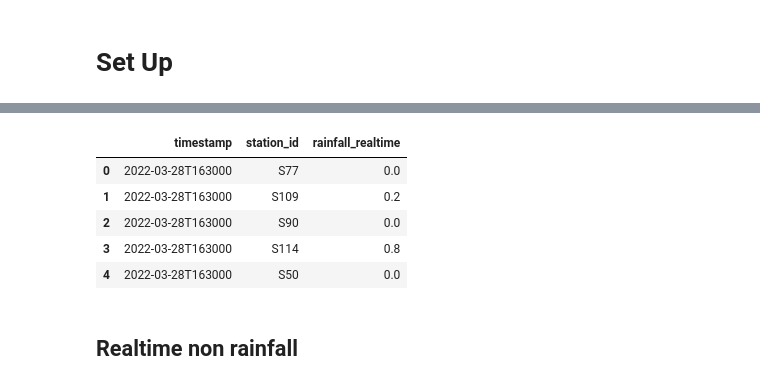
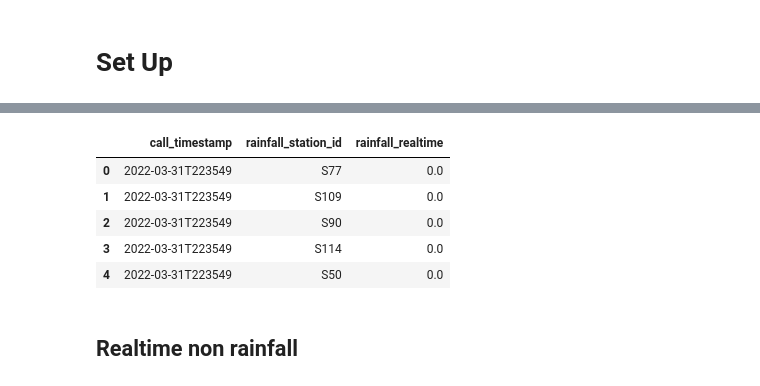
Before and after one commit to don-tay/traffic-predict, a Jupyter notebook: phase_1_models/Data_read_and_preprocess.ipynb, the cells around one changed output, grey strips where cells are left out. Saved outputs shown, nothing was run; the diff lists cells and outputs as text; code cells hidden in the pictures.

```diff
--- a/phase_1_models/Data_read_and_preprocess.ipynb
+++ b/phase_1_models/Data_read_and_preprocess.ipynb
@@ -129,13 +129,14 @@ rainfall_realtime.head()
 # %%
-rainfall_realtime = rainfall_realtime[["timestamp", "station_id", "rainfall_realtime"]]
+rainfall_realtime = rainfall_realtime[["call_timestamp", "station_id", "rainfall_realtime"]]
+rainfall_realtime = rainfall_realtime.rename(columns = {"station_id" : "rainfall_station_id"})
 rainfall_realtime.head()
 # %% [output]
-|  | timestamp | station_id | rainfall_realtime |
-| 0 | 2022-03-28T163000 | S77 | 0.0 |
-| 1 | 2022-03-28T163000 | S109 | 0.2 |
-| 2 | 2022-03-28T163000 | S90 | 0.0 |
-| 3 | 2022-03-28T163000 | S114 | 0.8 |
-| 4 | 2022-03-28T163000 | S50 | 0.0 |
+|  | call_timestamp | rainfall_station_id | rainfall_realtime |
+| 0 | 2022-03-31T223549 | S77 | 0.0 |
+| 1 | 2022-03-31T223549 | S109 | 0.0 |
+| 2 | 2022-03-31T223549 | S90 | 0.0 |
+| 3 | 2022-03-31T223549 | S114 | 0.0 |
+| 4 | 2022-03-31T223549 | S50 | 0.0 |
 # %% [markdown]
 ## Realtime non rainfall
 # %%
```
Also changed, not shown: parts of 55 cells of this notebook, 1 other file.
